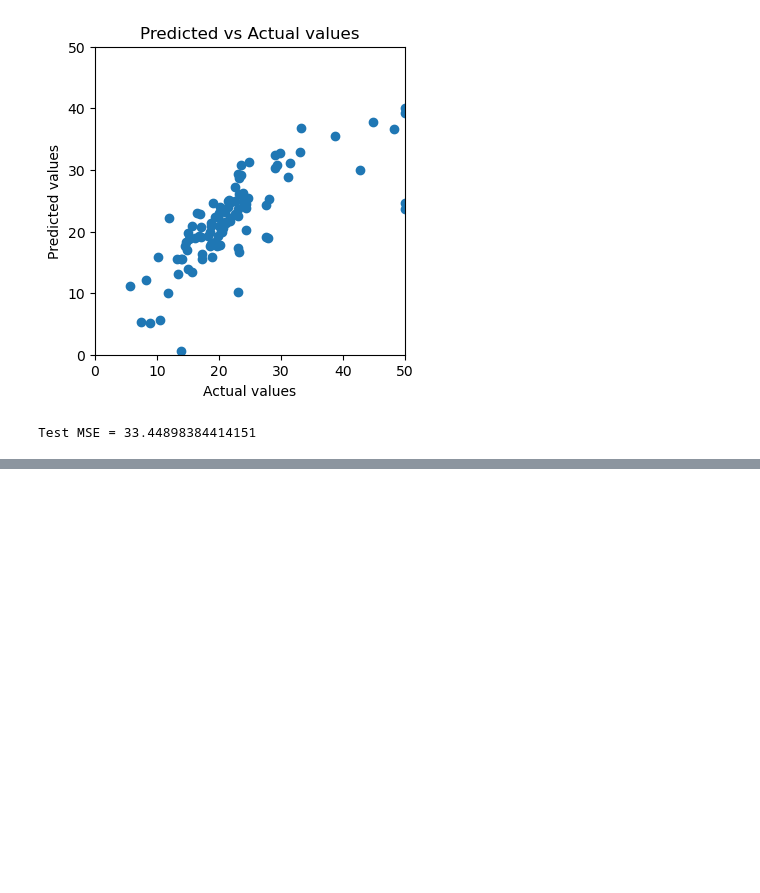
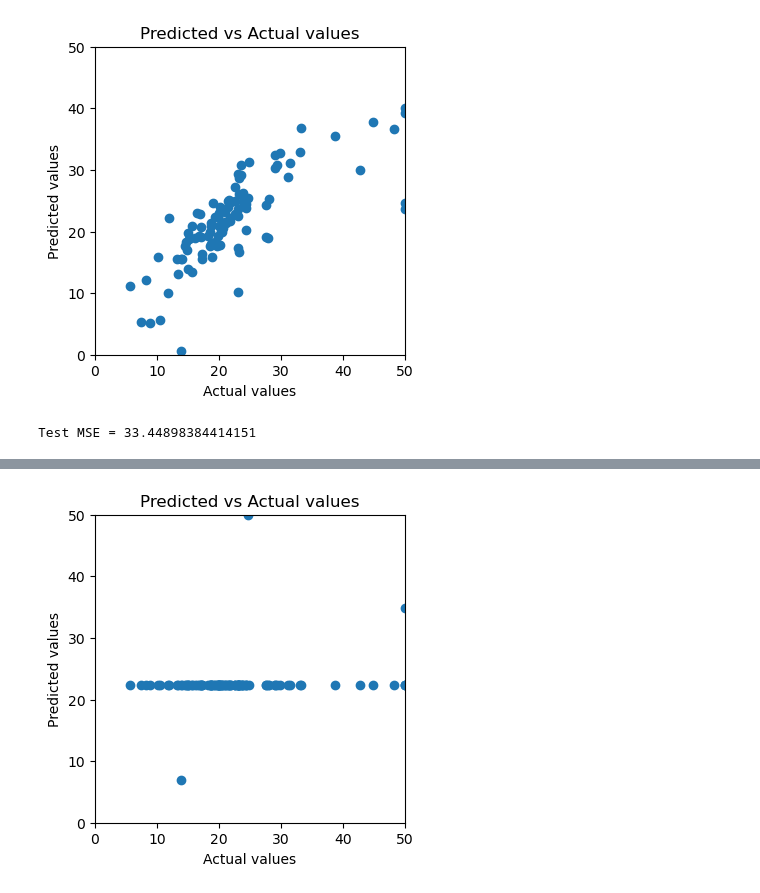
Before and after one commit to yqelisa/Boston_Housing, a Jupyter notebook: Boston_Housing.ipynb, the cells around one changed output, grey strips where cells are left out. Drawn from its saved outputs; the diff is of its cells as text; code cells hidden in the pictures; blank space fills up the shorter version.

Commit message:
Add Decision Tree Regression model

```diff
--- a/Boston_Housing.ipynb
+++ b/Boston_Housing.ipynb
@@ -232,4 +232,7 @@ y_pred = predict(X_test, w_out, b_out)
 plot_pred_actual(y_test, y_pred)
 # %% [output]
 [figure]
+# %%
+def compute_mse(y1, y2):
+    return np.mean(np.power((y1 - y2),2))
 # %%
@@ -569,0 +577,14 @@ Test MSE = 33.44898384414151
+# %%
+def get_best_split(x, y):
+    # Get all mid-point values as potential splits
+    unique_values = np.unique(x)
+    splits = (unique_values[:-1] + unique_values[1:]) / 2
+
+    # Calculate cost
+    err = [compute_mse(y[x <= split], np.mean(y[x <= split])) + compute_mse(y[x > split], np.mean(y[x > split])) for split in splits]
+    min_err = np.min(err)
+
+    # The value that minimizes cost is the best split value
+    best_split = splits[np.argmin(err)]
+
+    return best_split, min_err
@@ -569,0 +686,2 @@ Test MSE = 33.44898384414151
+# %%
+tree = build_tree_print(X_train, y_train, max_depth=5)
@@ -569,0 +700,23 @@ Test MSE = 33.44898384414151
+# %%
+def predict_sample(sample, tree):
+    if isinstance(tree, float):  # If it's a leaf node, return the predicted value
+        return tree
+
+    feature, split, left_subtree, right_subtree = tree
+    if sample[feature] <= split:
+        return predict_sample(sample, left_subtree)
+    else:
+        return predict_sample(sample, right_subtree)
+
+def predict(X, tree):
+    predictions = []
+    for idx, sample in X.iterrows():
+        prediction = predict_sample(sample, tree)
+        predictions.append(prediction)
+    return np.array(predictions)
+# %%
+y_pred = predict(X_test, tree)
+
+plot_pred_actual(y_test, y_pred)
+# %% [output]
+[figure, added]
```
Also changed, not shown: parts of 14 cells of this notebook.
